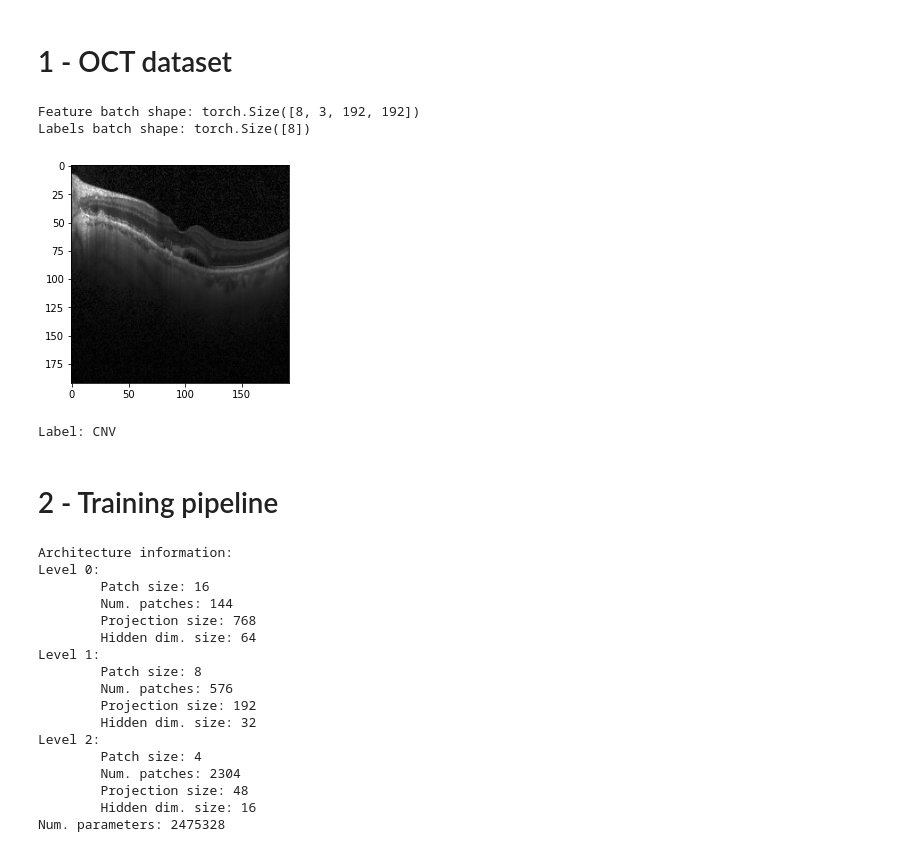
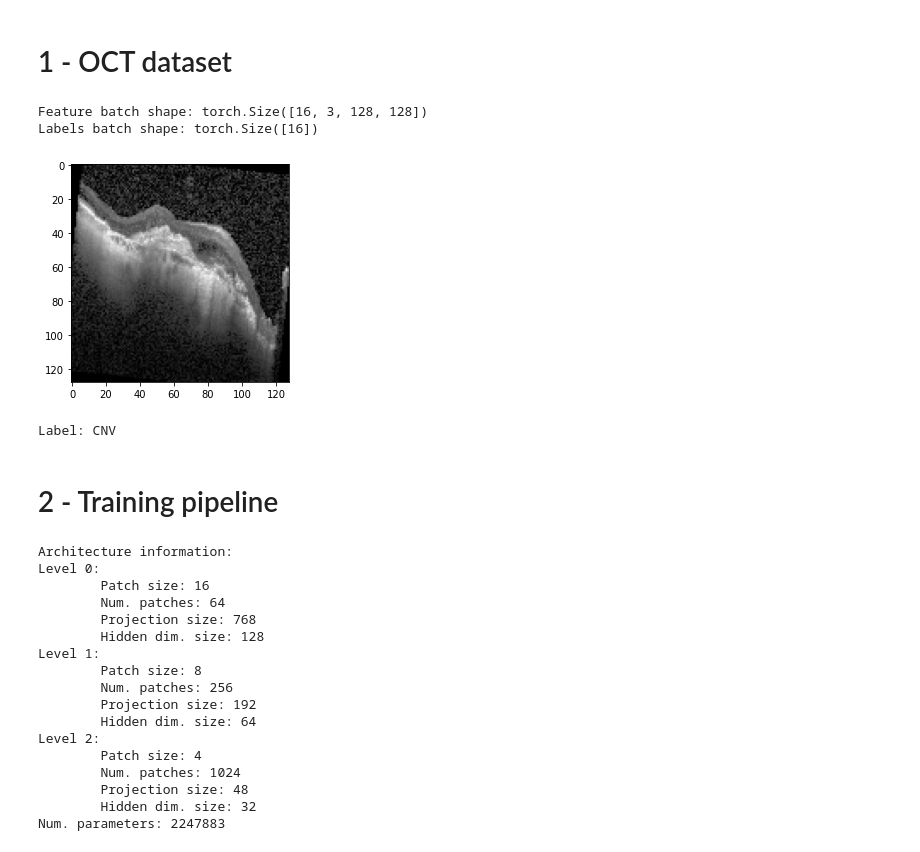
Before and after one commit to hedrergudene/SCViT, a Jupyter notebook: deep_vit_macula_pytorch.ipynb, the cells around one changed output. Saved outputs shown, nothing was run; the diff lists cells and outputs as text; code cells hidden in the pictures.

```diff
--- a/deep_vit_macula_pytorch.ipynb
+++ b/deep_vit_macula_pytorch.ipynb
@@ -37,29 +36,30 @@ Current cuda device  0
 # %%
 # Parameters
 device = 'cuda:0' if torch.cuda.is_available() else torch.device('cpu')
-batch_size = 8
-input_size = (192,192)
-mean = [.456,.456,.456]
-std = [.224,.224,.224]
+batch_size = 16
+input_size = (128,128)
+mean = .5
+std = .5
 num_classes = 4
 # %%
 # Load Dataset and Transform
 train_transform = torchvision.transforms.Compose([
     torchvision.transforms.ToTensor(),
     torchvision.transforms.Resize(input_size),
-    torchvision.transforms.Normalize((mean), (std))
+    torchvision.transforms.RandomRotation(20),
+    torchvision.transforms.Lambda(lambda x: x/255.)
 ])
 
 val_transform = torchvision.transforms.Compose([
     torchvision.transforms.ToTensor(),
     torchvision.transforms.Resize(input_size),
-    torchvision.transforms.Normalize((mean), (std))
+    torchvision.transforms.Lambda(lambda x: x/255.)
 ])
 
 test_transform = torchvision.transforms.Compose([
     torchvision.transforms.ToTensor(),
     torchvision.transforms.Resize((input_size, input_size)),
-    torchvision.transforms.Normalize((mean), (std))
+    torchvision.transforms.Lambda(lambda x: x/255.)
 ])
 
 label_transform = torchvision.transforms.Lambda(lambda x: torch.as_tensor(x, dtype = torch.long))
@@ -77,23 +77,23 @@ data_loader = {
 }
 
 # Identifications
-label2idx = {key:value for key,value in zip(image_dataset['train'].classes,range(num_classes))}
+label2idx = image_dataset['train'].class_to_idx
 idx2label = {v:k for k,v in label2idx.items()}
 dataset_sizes = {tag:len(data_loader[tag].dataset) for tag in ['train','val','test']}
 # %%
 # Display image and label.
 train_features, train_labels = next(iter(data_loader['train']))
 print(f"Feature batch shape: {train_features.size()}")
 print(f"Labels batch shape: {train_labels.size()}")
 img = train_features[0].squeeze()
 label = train_labels[0]
-plt.imshow(((img.permute(1,2,0).numpy()*std+mean)*255).astype('uint8'), cmap="gray")
+plt.imshow(((img.permute(1,2,0).numpy()*std+mean)*255).astype('uint8'))
 plt.show()
-print(f"Label: {idx2label[torch.argmax(label).item()]}")
+print(f"Label: {idx2label[label.item()]}")
 # %% [output]
-Feature batch shape: torch.Size([8, 3, 192, 192])
-Labels batch shape: torch.Size([8])
+Feature batch shape: torch.Size([16, 3, 128, 128])
+Labels batch shape: torch.Size([16])
-[figure, old version]
+[figure, new version]
 Label: CNV
 # %% [markdown]
 # 2 - Training pipeline
@@ -103,10 +103,10 @@ model = ViT_model(depth = 2,
                   depth_te = 2,
                   linear_list = [4],
                   preprocessing = 'conv',
-                  num_patches=144,
+                  num_patches = 64,
                   patch_size = 16,
                   num_channels = 3,
-                  hidden_dim = 64,
+                  hidden_dim = 128,
                   num_heads = 8,
                   attn_drop = .2,
                   proj_drop = .2,
@@ -124,18 +124,18 @@ print('Num. parameters:',sum(p.numel() for p in model.parameters()))
 Architecture information:
 Level 0:
         Patch size: 16
-        Num. patches: 144
+        Num. patches: 64
         Projection size: 768
-        Hidden dim. size: 64
+        Hidden dim. size: 128
 Level 1:
         Patch size: 8
-        Num. patches: 576
+        Num. patches: 256
         Projection size: 192
-        Hidden dim. size: 32
+        Hidden dim. size: 64
 Level 2:
         Patch size: 4
-        Num. patches: 2304
+        Num. patches: 1024
         Projection size: 48
-        Hidden dim. size: 16
-Num. parameters: 2475328
+        Hidden dim. size: 32
+Num. parameters: 2247883
 # %%
```
Also changed, not shown: parts of 2 cells of this notebook.
